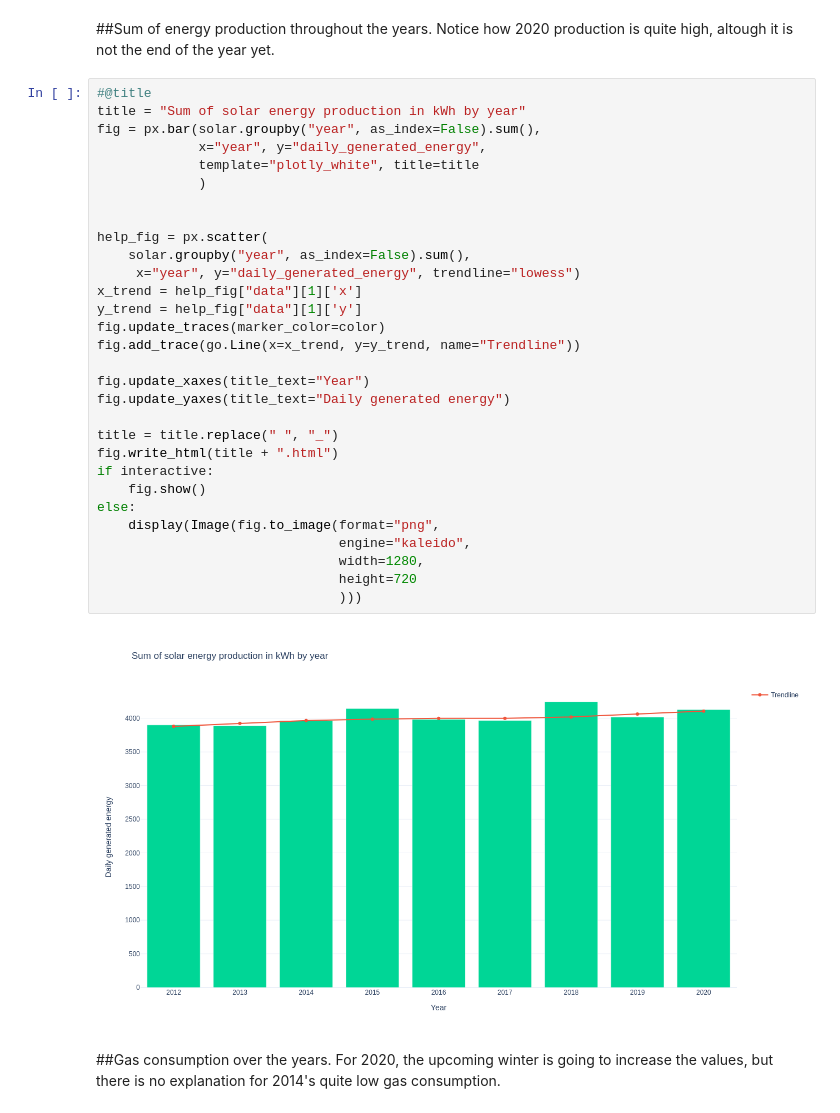
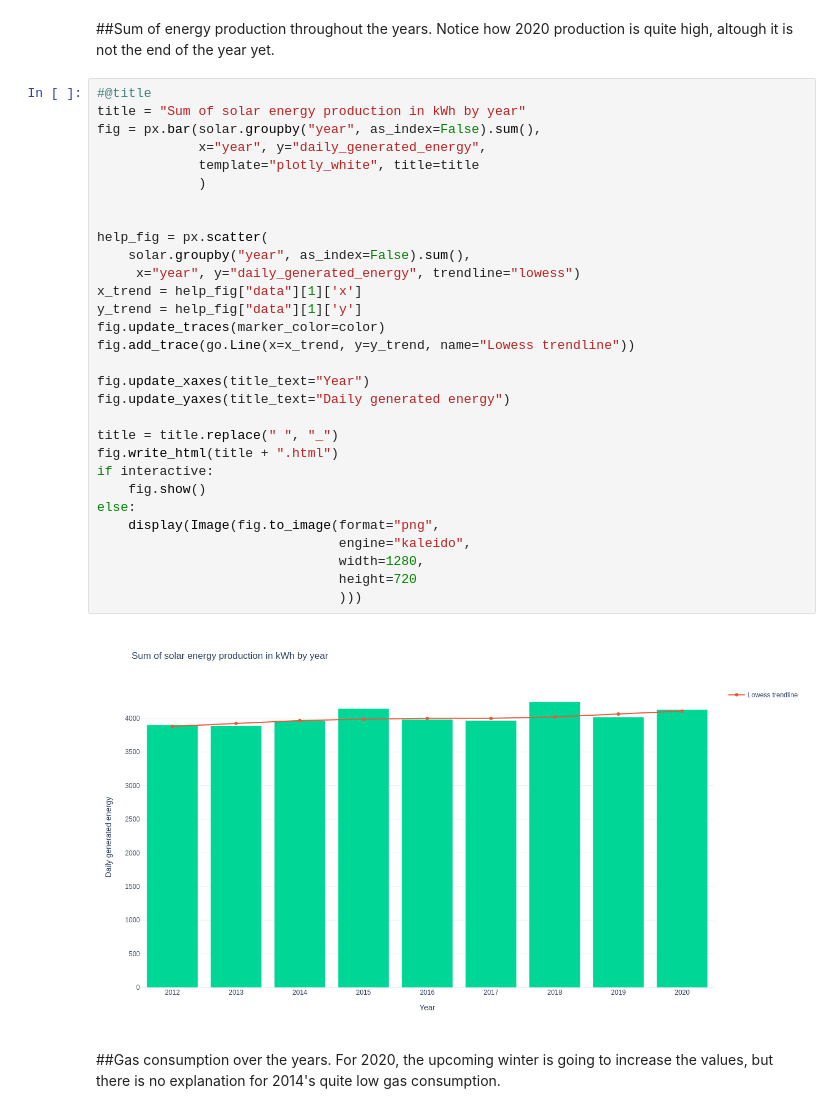
Before and after one commit to ffabi/VisualAnalysis, a Jupyter notebook: Mérési_solar_HF_AEP0TG_OZFKFP.ipynb, the cells around one changed output. Drawn from its saved outputs; the diff is of its cells as text.

```diff
--- a/Mérési_solar_HF_AEP0TG_OZFKFP.ipynb
+++ b/Mérési_solar_HF_AEP0TG_OZFKFP.ipynb
@@ -445,35 +447,35 @@ else:
 # %%
 #@title
 title = "Sum of solar energy production in kWh by year"
 fig = px.bar(solar.groupby("year", as_index=False).sum(),
              x="year", y="daily_generated_energy",
              template="plotly_white", title=title
              )
 
 
 help_fig = px.scatter(
     solar.groupby("year", as_index=False).sum(),
      x="year", y="daily_generated_energy", trendline="lowess")
 x_trend = help_fig["data"][1]['x']
 y_trend = help_fig["data"][1]['y']
 fig.update_traces(marker_color=color)
-fig.add_trace(go.Line(x=x_trend, y=y_trend, name="Trendline"))
+fig.add_trace(go.Line(x=x_trend, y=y_trend, name="Lowess trendline"))
 
 fig.update_xaxes(title_text="Year")
 fig.update_yaxes(title_text="Daily generated energy")
 
 title = title.replace(" ", "_")
 fig.write_html(title + ".html")
 if interactive:
     fig.show()
 else:
     display(Image(fig.to_image(format="png",
                                engine="kaleido",
                                width=1280,
                                height=720
                                )))
 # %% [output]
-[figure, old version]
+[figure, new version]
 # %% [markdown]
 ##Gas consumption over the years. For 2020, the upcoming winter is going to increase the values, but there is no explanation for 2014's quite low gas consumption.
 # %%
```
Also changed, not shown: parts of 6 cells of this notebook.
